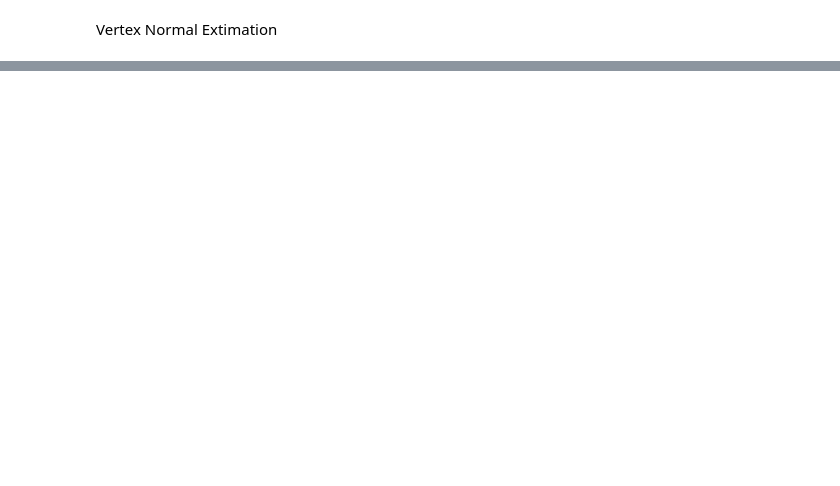
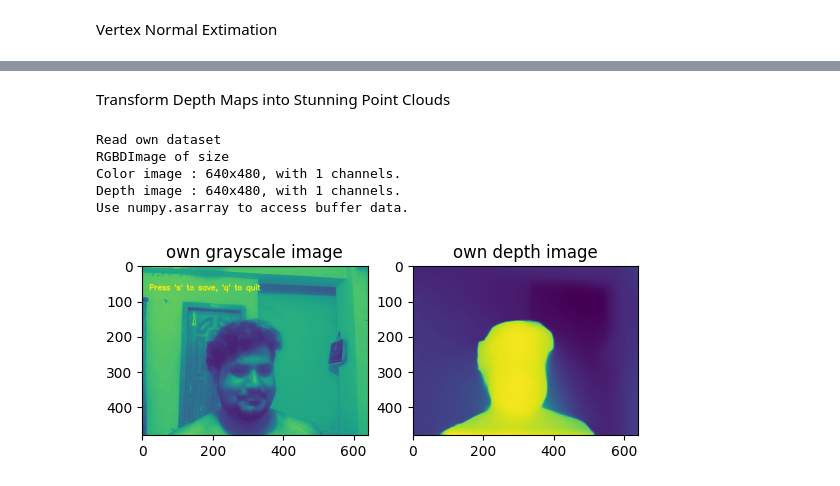
Before and after one commit to Indroneel-roy/Open3D, a Jupyter notebook: open3d.ipynb, the cells around one changed output, grey strips where cells are left out. Drawn from its saved outputs; the diff is of its cells as text; code cells hidden in the pictures; blank space fills up the shorter version.

Commit message:
open3d

```diff
--- a/open3d.ipynb
+++ b/open3d.ipynb
@@ -180,0 +231,43 @@ Invoked with: SelectionPolygonVolume, access its members:
+# %% [markdown]
+Transform Depth Maps into Stunning Point Clouds
+# %%
+import open3d as o3d
+
+print("Read own dataset")
+
+# Read the color image (JPEG format)
+color_raw = o3d.io.read_image("image_20250626_015447_001.jpg")
+
+# Read the depth image (PNG format)
+depth_raw = o3d.io.read_image("depth_20250626_015447_001.jpg")
+
+# Create an RGBD image from the color and depth images
+rgbd_image = o3d.geometry.RGBDImage.create_from_color_and_depth(
+    color_raw, depth_raw
+)
+
+# Print the RGBD image info
+print(rgbd_image)
+# %% [output]
+Read own dataset
+RGBDImage of size
+Color image : 640x480, with 1 channels.
+Depth image : 640x480, with 1 channels.
+Use numpy.asarray to access buffer data.
+# %%
+import matplotlib.pyplot as plt
+import open3d as o3d
+import numpy as np
+
+# Display RGBD images
+plt.subplot(1, 2, 1)
+plt.title('own grayscale image')
+plt.imshow(np.asarray(rgbd_image.color))  # Convert Open3D image to numpy array
+
+plt.subplot(1, 2, 2)
+plt.title('own depth image')
+plt.imshow(np.asarray(rgbd_image.depth))  # Convert Open3D image to numpy array
+
+plt.show()
+# %% [output]
+[figure, added]
```
Also changed, not shown: parts of 33 cells of this notebook.
